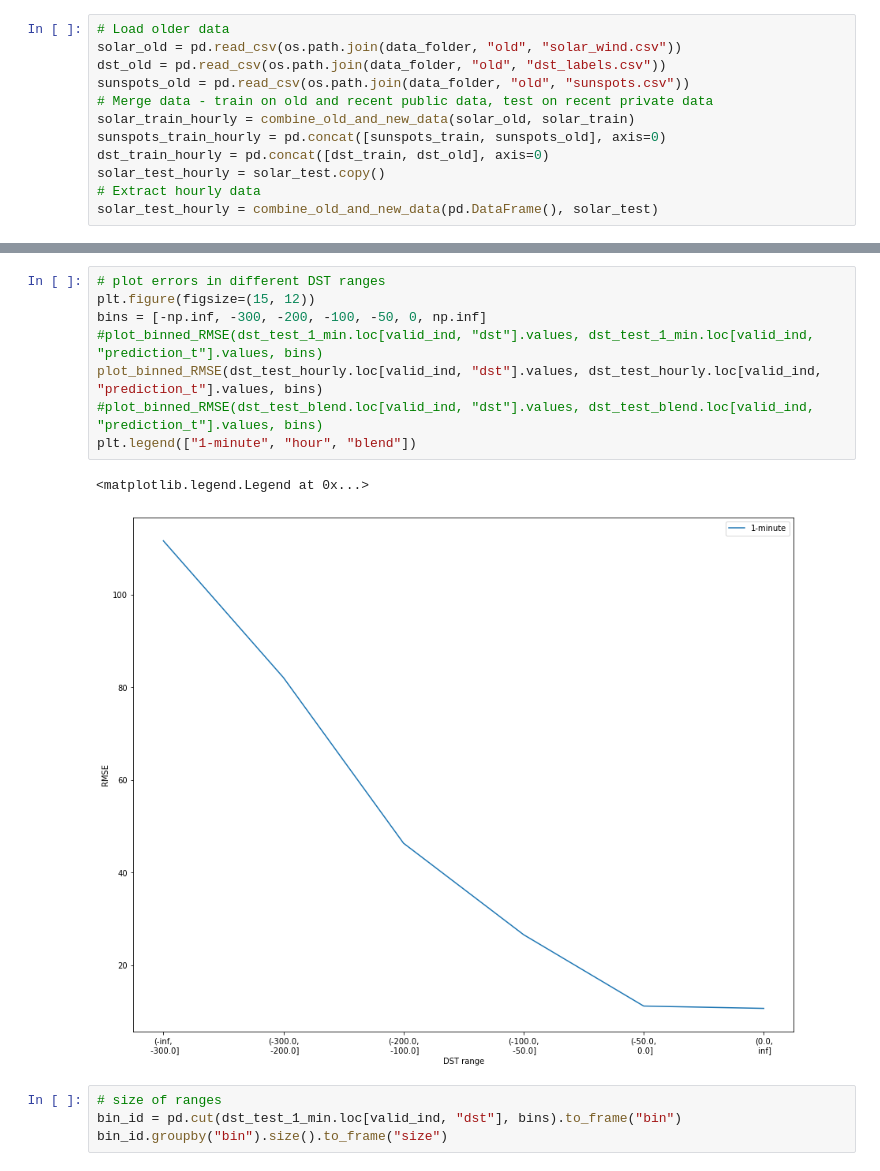
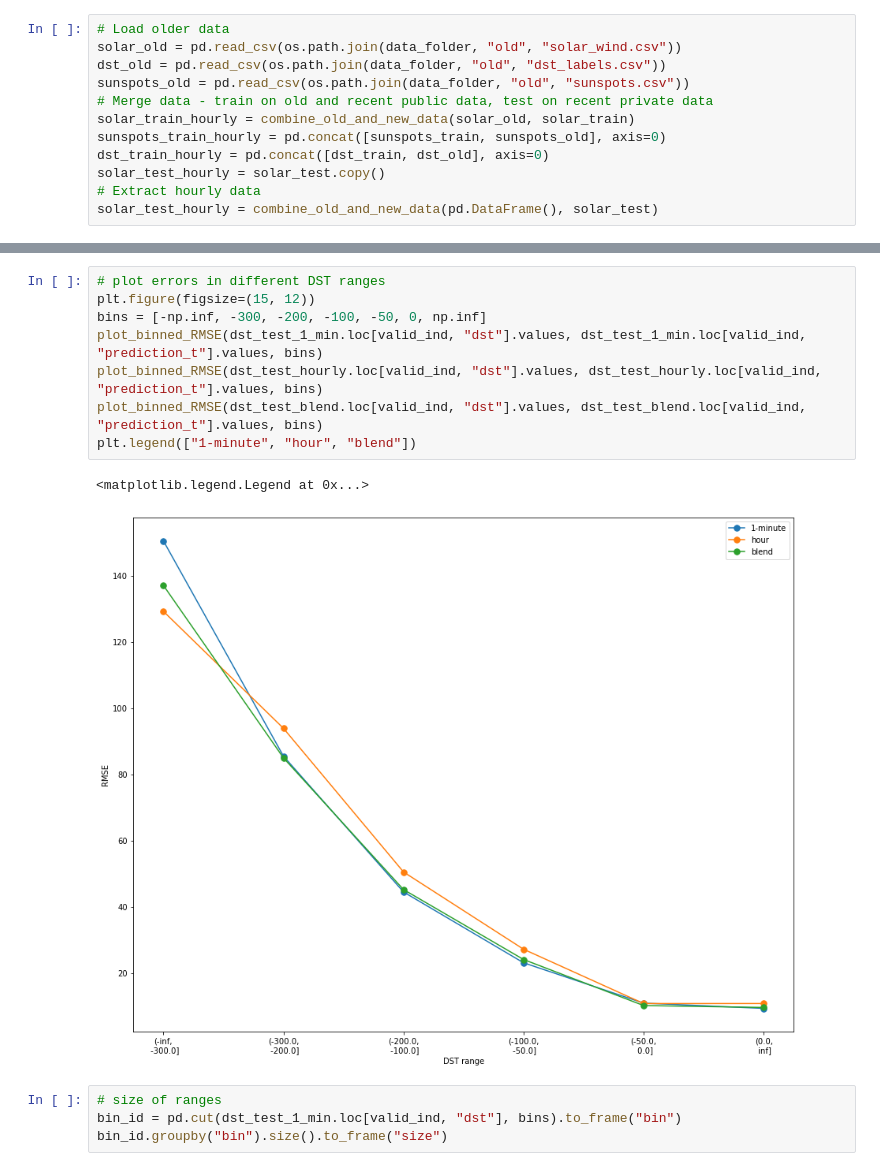
Before and after one commit to CIRES-Geomagnetism/MagNet, a Jupyter notebook: including_old_data.ipynb, the cells around one changed output, grey strips where cells are left out. Drawn from its saved outputs; the diff is of its cells as text.

```diff
--- a/including_old_data.ipynb
+++ b/including_old_data.ipynb
@@ -199,14 +199,14 @@ RMSE for time t+1: 12.23
 # %%
 # plot errors in different DST ranges
 plt.figure(figsize=(15, 12))
 bins = [-np.inf, -300, -200, -100, -50, 0, np.inf]
-#plot_binned_RMSE(dst_test_1_min.loc[valid_ind, "dst"].values, dst_test_1_min.loc[valid_ind, "prediction_t"].values, bins)
+plot_binned_RMSE(dst_test_1_min.loc[valid_ind, "dst"].values, dst_test_1_min.loc[valid_ind, "prediction_t"].values, bins)
 plot_binned_RMSE(dst_test_hourly.loc[valid_ind, "dst"].values, dst_test_hourly.loc[valid_ind, "prediction_t"].values, bins)
-#plot_binned_RMSE(dst_test_blend.loc[valid_ind, "dst"].values, dst_test_blend.loc[valid_ind, "prediction_t"].values, bins)
+plot_binned_RMSE(dst_test_blend.loc[valid_ind, "dst"].values, dst_test_blend.loc[valid_ind, "prediction_t"].values, bins)
 plt.legend(["1-minute", "hour", "blend"])
 # %% [output]
 <matplotlib.legend.Legend at 0x...>
-[figure, old version]
+[figure, new version]
 # %%
 # size of ranges
 bin_id = pd.cut(dst_test_1_min.loc[valid_ind, "dst"], bins).to_frame("bin")
```
Also changed, not shown: parts of 6 cells of this notebook, 35 other files.
